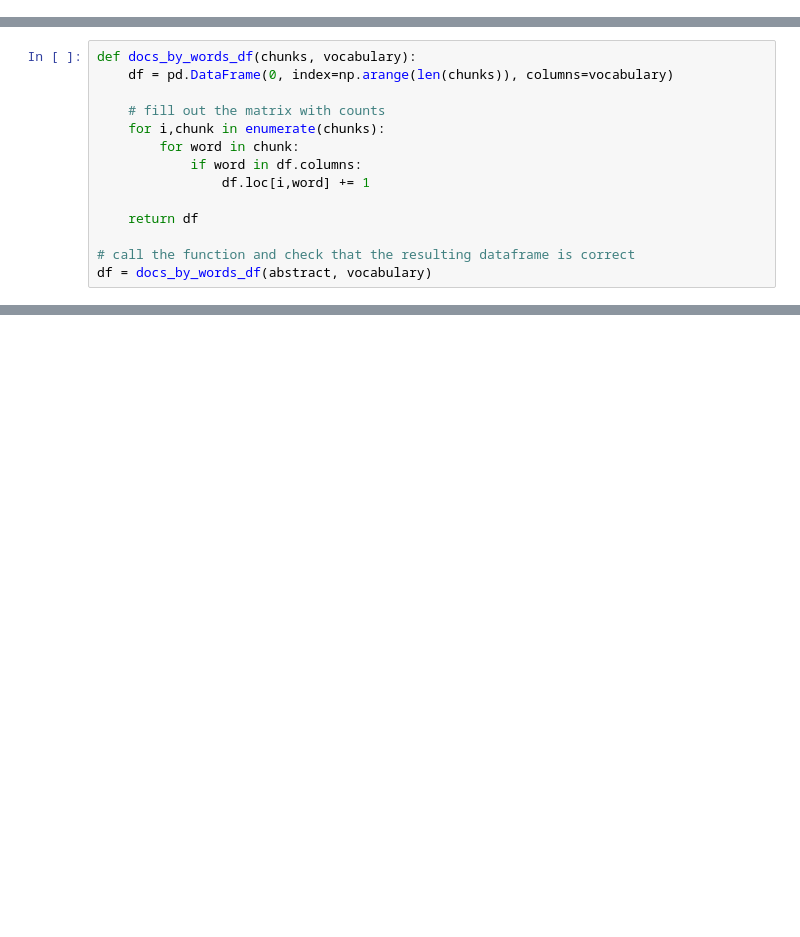
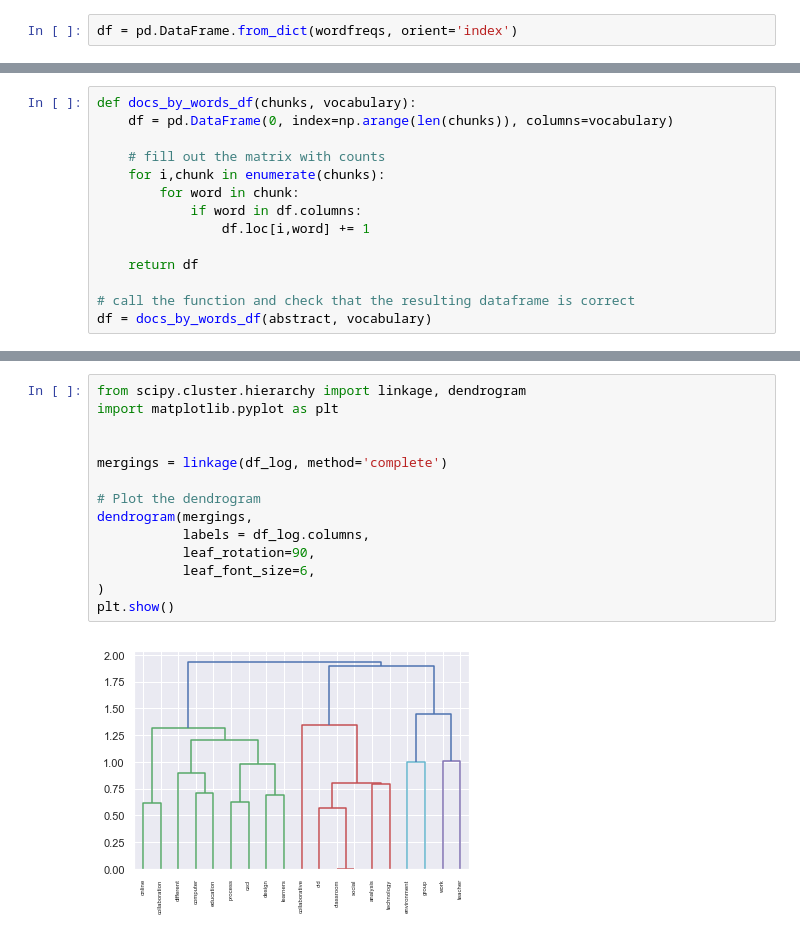
Before and after one commit to hgse-s435/final-project-sophiemann, a Jupyter notebook: Wee9-Final-Project.ipynb, the cells around one changed output, grey strips where cells are left out. Drawn from its saved outputs; the diff is of its cells as text; blank space fills up the shorter version.

```diff
--- a/Wee9-Final-Project.ipynb
+++ b/Wee9-Final-Project.ipynb
@@ -139,0 +191,2 @@ for year in range(1995, 2016):
+# %%
+df = pd.DataFrame.from_dict(wordfreqs, orient='index')
@@ -589,0 +576,16 @@ NotebookApp.rate_limit_window=3.0 (secs)
+# %%
+from scipy.cluster.hierarchy import linkage, dendrogram
+import matplotlib.pyplot as plt
+
+
+mergings = linkage(df_log, method='complete')
+
+# Plot the dendrogram
+dendrogram(mergings,
+           labels = df_log.columns,
+           leaf_rotation=90,
+           leaf_font_size=6,
+)
+plt.show()
+# %% [output]
+[figure, added]
```
Also changed, not shown: parts of 56 cells of this notebook.
